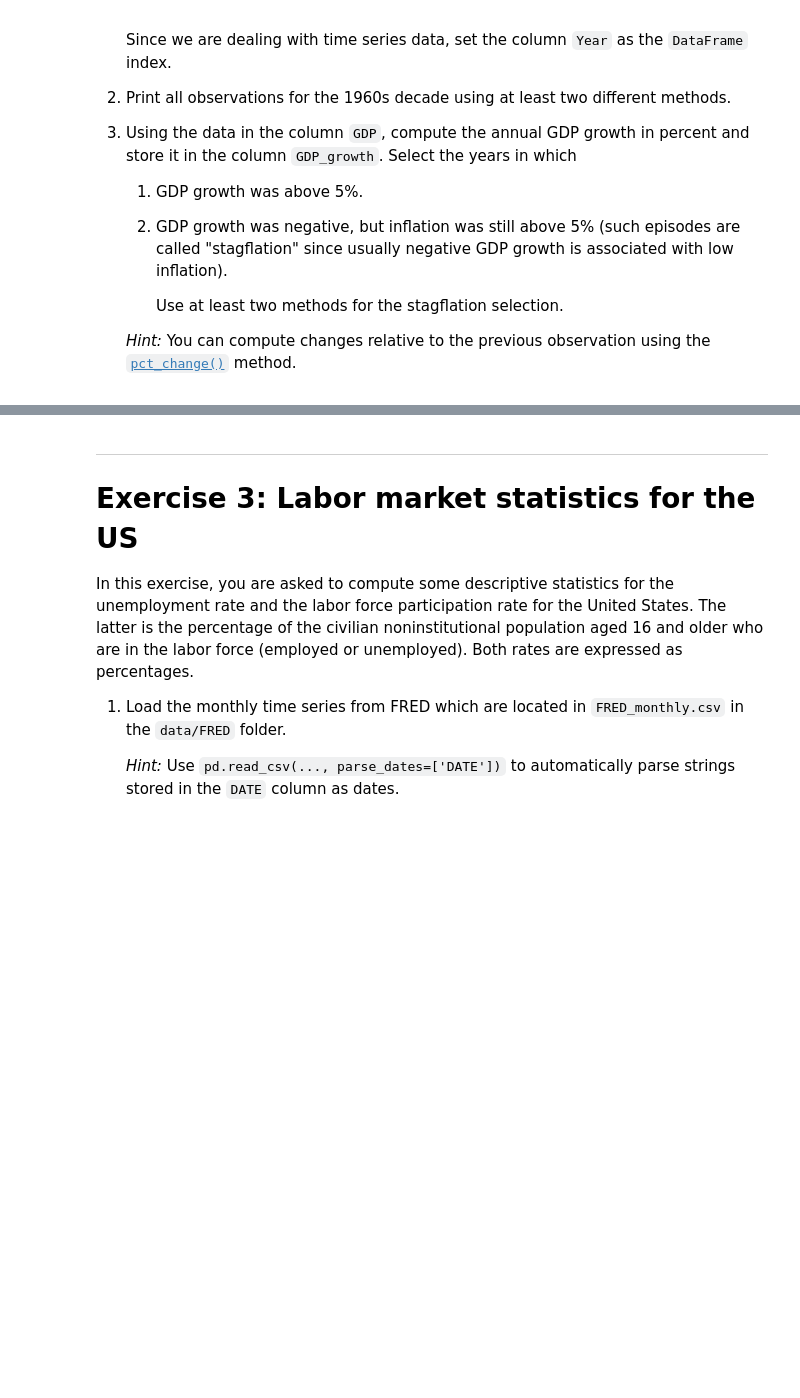
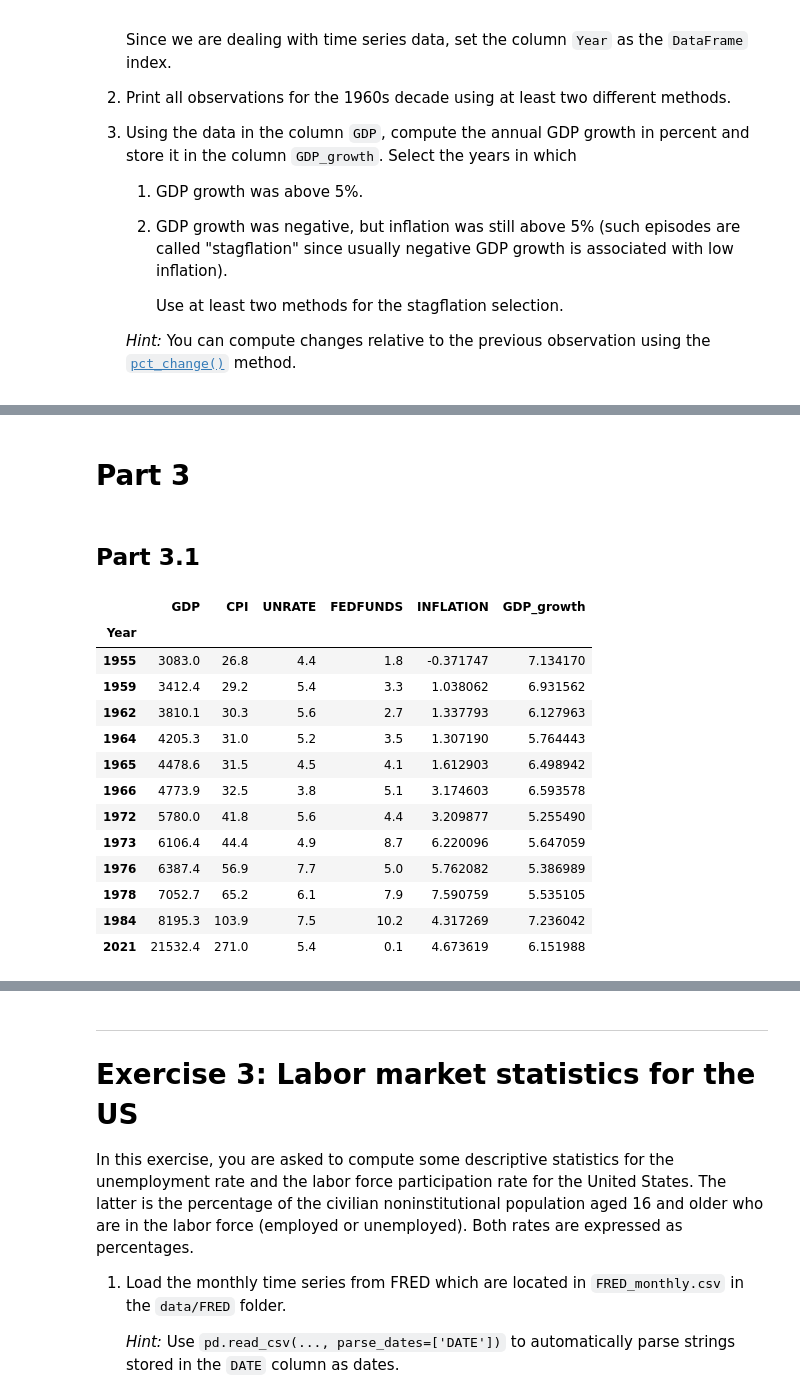
Before and after one commit to Sanitysr163216/TECH2-H26, a Jupyter notebook: workshops/workshop2/workshop2_TF.ipynb, the cells around one changed output, grey strips where cells are left out. Cells and saved outputs as stored; diff of their text form; code cells hidden in the pictures; blank space fills up the shorter version.

```diff
--- a/workshops/workshop2/workshop2_TF.ipynb
+++ b/workshops/workshop2/workshop2_TF.ipynb
@@ -284,0 +285,7 @@ In this exercise, you are asked to select subsets of macroeconomic data for the
+# %%
+import pandas as pd
+import numpy as np
+
+file = f'{DATA_PATH}/FRED/FRED_annual.xlsx'
+df = pd.read_excel(file)
+df
@@ -284,0 +318,2 @@ In this exercise, you are asked to select subsets of macroeconomic data for the
+# %%
+df.set_index('Year',inplace=True)
@@ -284,0 +360,23 @@ In this exercise, you are asked to select subsets of macroeconomic data for the
+# %% [markdown]
+# Part 3
+# %% [markdown]
+## Part 3.1
+# %%
+GDP_growth = df['GDP'].pct_change() * 100
+df['GDP_growth'] = GDP_growth
+df[df['GDP_growth'] > 5]
+# %% [output]
+|  | GDP | CPI | UNRATE | FEDFUNDS | INFLATION | GDP_growth |
+| Year |  |  |  |  |  |  |
+| 1955 | 3083.0 | 26.8 | 4.4 | 1.8 | -0.371747 | 7.134170 |
+| 1959 | 3412.4 | 29.2 | 5.4 | 3.3 | 1.038062 | 6.931562 |
+| 1962 | 3810.1 | 30.3 | 5.6 | 2.7 | 1.337793 | 6.127963 |
+| 1964 | 4205.3 | 31.0 | 5.2 | 3.5 | 1.307190 | 5.764443 |
+| 1965 | 4478.6 | 31.5 | 4.5 | 4.1 | 1.612903 | 6.498942 |
+| 1966 | 4773.9 | 32.5 | 3.8 | 5.1 | 3.174603 | 6.593578 |
+| 1972 | 5780.0 | 41.8 | 5.6 | 4.4 | 3.209877 | 5.255490 |
+| 1973 | 6106.4 | 44.4 | 4.9 | 8.7 | 6.220096 | 5.647059 |
+| 1976 | 6387.4 | 56.9 | 7.7 | 5.0 | 5.762082 | 5.386989 |
+| 1978 | 7052.7 | 65.2 | 6.1 | 7.9 | 7.590759 | 5.535105 |
+| 1984 | 8195.3 | 103.9 | 7.5 | 10.2 | 4.317269 | 7.236042 |
+| 2021 | 21532.4 | 271.0 | 5.4 | 0.1 | 4.673619 | 6.151988 |
```
Also changed, not shown: parts of 34 cells of this notebook, 1 other file.
